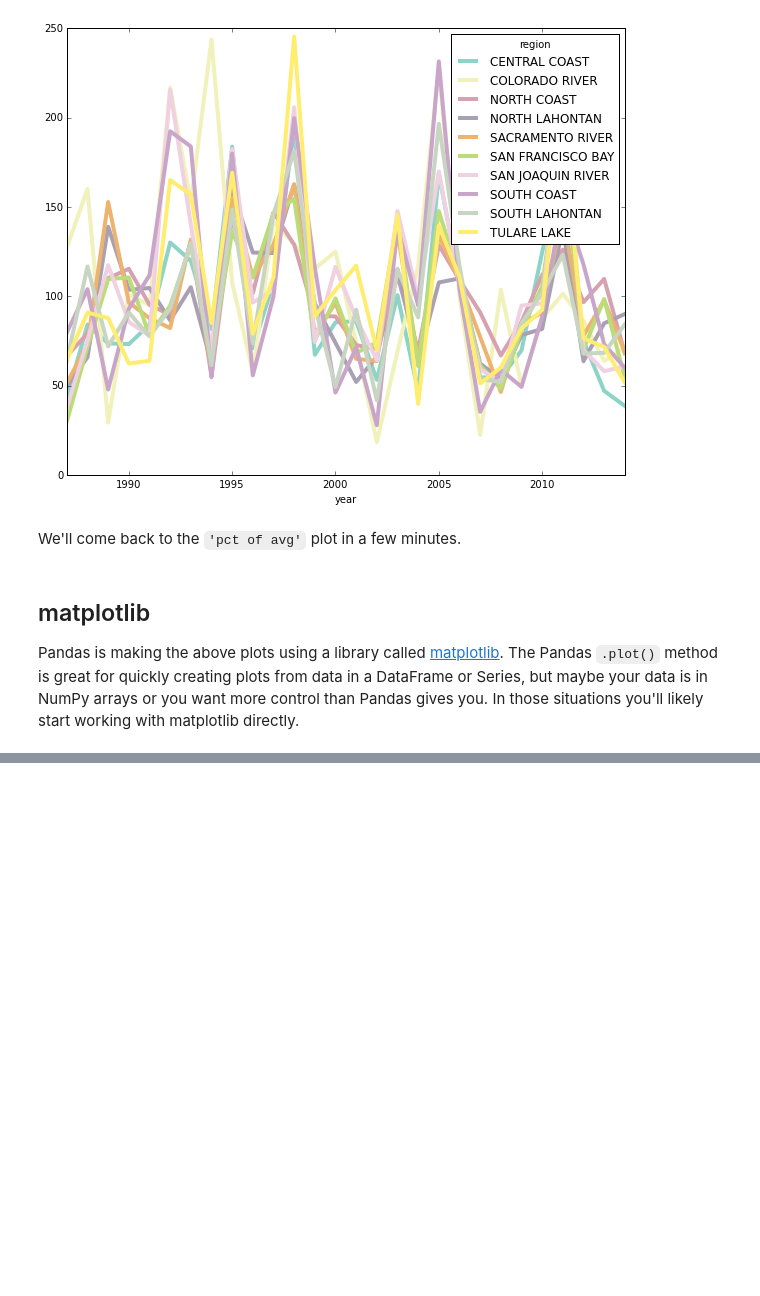
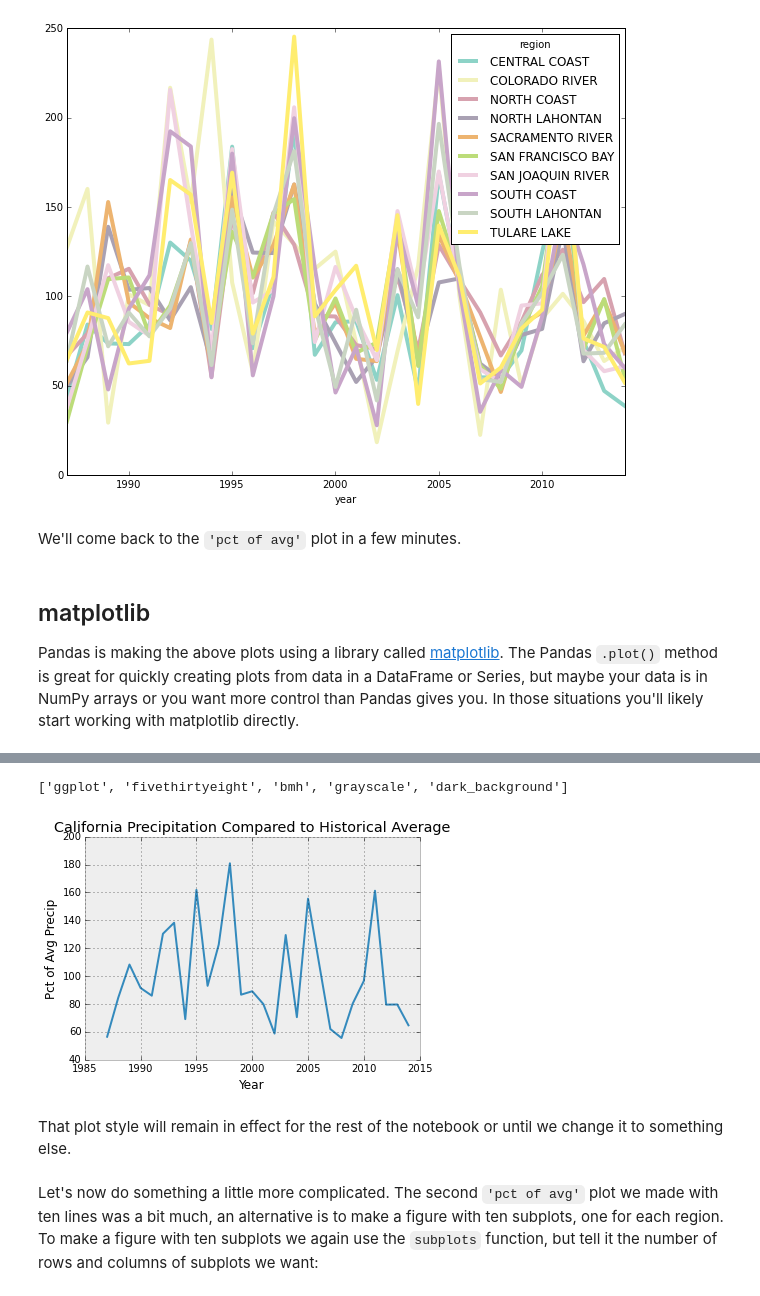
Before and after one commit to jiffyclub/2015-07-06-scipy, a Jupyter notebook: scientific_python/Intro to Plotting.ipynb, the cells around one changed output, grey strips where cells are left out. Drawn from its saved outputs; the diff is of its cells as text; code cells hidden in the pictures; blank space fills up the shorter version.

```diff
--- a/scientific_python/Intro to Plotting.ipynb
+++ b/scientific_python/Intro to Plotting.ipynb
@@ -170,0 +222,23 @@ import matplotlib.style as style
+# %%
+style.available
+# %% [output]
+['ggplot', 'fivethirtyeight', 'bmh', 'grayscale', 'dark_background']
+# %%
+style.use('bmh')
+# %%
+fig, ax = plt.subplots()
+ax.plot(yearly.index, yearly)
+ax.set_xlabel('Year')
+ax.set_ylabel('Pct of Avg Precip')
+ax.set_title('California Precipitation Compared to Historical Average')
+ax.grid(True)
+# %% [output]
+[figure, added]
+# %% [markdown]
+That plot style will remain in effect for the rest of the notebook or until we change it to something else.
+# %% [markdown]
+Let's now do something a little more complicated.
+The second `'pct of avg'` plot we made with ten lines was a bit much,
+an alternative is to make a figure with ten subplots, one for each region.
+To make a figure with ten subplots we again use the `subplots` function,
+but tell it the number of rows and columns of subplots we want:
```
Also changed, not shown: parts of 11 cells of this notebook.
